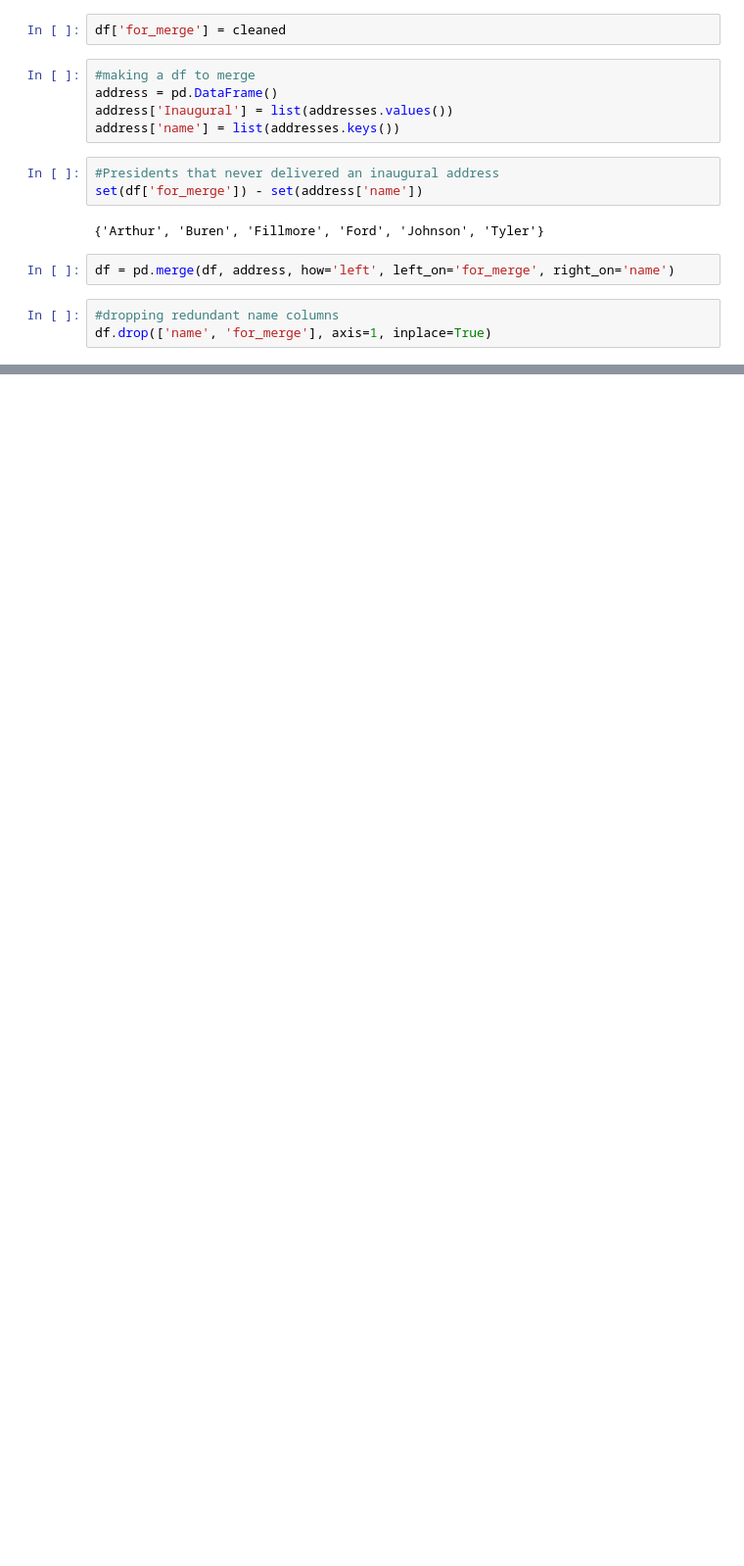
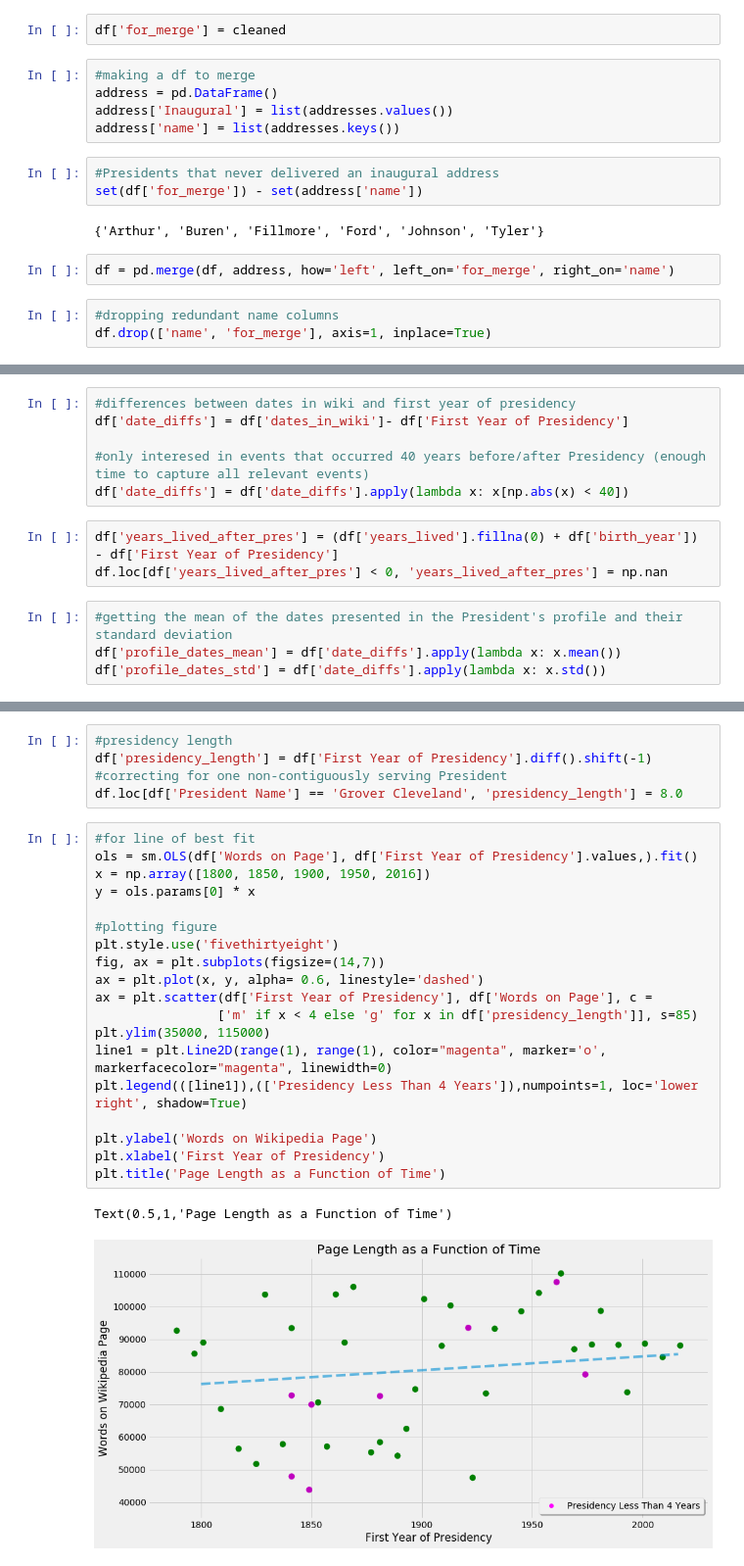
Before and after one commit to slevin886/the_presidents, a Jupyter notebook: Presidential_Cleaning_EDA.ipynb, the cells around one changed output, grey strips where cells are left out. Shown: that part at 98% size. Cells and saved outputs as stored; diff of their text form; blank space fills up the shorter version.

```diff
--- a/Presidential_Cleaning_EDA.ipynb
+++ b/Presidential_Cleaning_EDA.ipynb
@@ -71,0 +123,13 @@ df.drop(['name', 'for_merge'], axis=1, inplace=True)
+# %%
+#differences between dates in wiki and first year of presidency
+df['date_diffs'] = df['dates_in_wiki']- df['First Year of Presidency']
+
+#only interesed in events that occurred 40 years before/after Presidency (enough time to capture all relevant events)
+df['date_diffs'] = df['date_diffs'].apply(lambda x: x[np.abs(x) < 40])
+# %%
+df['years_lived_after_pres'] = (df['years_lived'].fillna(0) + df['birth_year']) - df['First Year of Presidency']
+df.loc[df['years_lived_after_pres'] < 0, 'years_lived_after_pres'] = np.nan
+# %%
+#getting the mean of the dates presented in the President's profile and their standard deviation
+df['profile_dates_mean'] = df['date_diffs'].apply(lambda x: x.mean())
+df['profile_dates_std'] = df['date_diffs'].apply(lambda x: x.std())
@@ -71,0 +145,27 @@ df.drop(['name', 'for_merge'], axis=1, inplace=True)
+# %%
+#presidency length
+df['presidency_length'] = df['First Year of Presidency'].diff().shift(-1)
+#correcting for one non-contiguously serving President
+df.loc[df['President Name'] == 'Grover Cleveland', 'presidency_length'] = 8.0
+# %%
+#for line of best fit
+ols = sm.OLS(df['Words on Page'], df['First Year of Presidency'].values,).fit()
+x = np.array([1800, 1850, 1900, 1950, 2016])
+y = ols.params[0] * x
+
+#plotting figure
+plt.style.use('fivethirtyeight')
+fig, ax = plt.subplots(figsize=(14,7))
+ax = plt.plot(x, y, alpha= 0.6, linestyle='dashed')
+ax = plt.scatter(df['First Year of Presidency'], df['Words on Page'], c =
+                ['m' if x < 4 else 'g' for x in df['presidency_length']], s=85)
+plt.ylim(35000, 115000)
+line1 = plt.Line2D(range(1), range(1), color="magenta", marker='o', markerfacecolor="magenta", linewidth=0)
+plt.legend(([line1]),(['Presidency Less Than 4 Years']),numpoints=1, loc='lower right', shadow=True)
+
+plt.ylabel('Words on Wikipedia Page')
+plt.xlabel('First Year of Presidency')
+plt.title('Page Length as a Function of Time')
+# %% [output]
+Text(0.5,1,'Page Length as a Function of Time')
+[figure, added]
```
Also changed, not shown: parts of 8 cells of this notebook.
